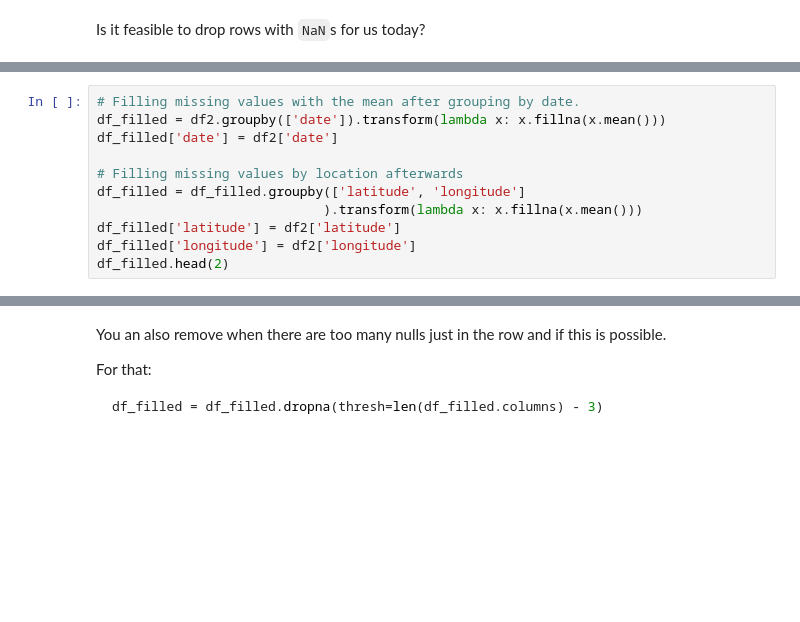
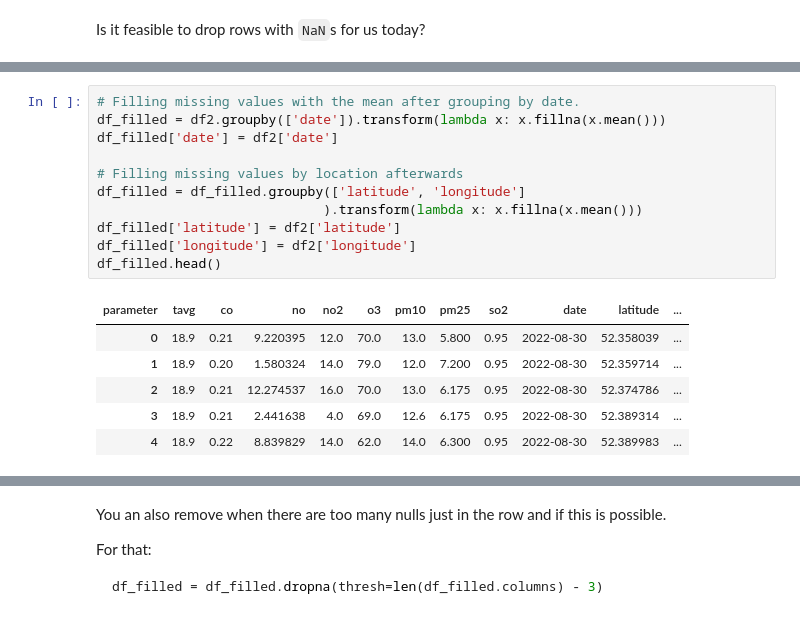
Before and after one commit to sedv8808/LHL_Lectures, a Jupyter notebook: W4D5/W4D5_Intro_to_EDA.ipynb, the cells around one changed output, grey strips where cells are left out. Saved outputs shown, nothing was run; the diff lists cells and outputs as text; blank space fills up the shorter version.

```diff
--- a/W4D5/W4D5_Intro_to_EDA.ipynb
+++ b/W4D5/W4D5_Intro_to_EDA.ipynb
@@ -156,14 +242,21 @@ df2.isnull().any(axis=1).sum()
 # %%
 # Filling missing values with the mean after grouping by date.
 df_filled = df2.groupby(['date']).transform(lambda x: x.fillna(x.mean()))
 df_filled['date'] = df2['date']
 
 # Filling missing values by location afterwards
 df_filled = df_filled.groupby(['latitude', 'longitude']
                              ).transform(lambda x: x.fillna(x.mean()))
 df_filled['latitude'] = df2['latitude']
 df_filled['longitude'] = df2['longitude']
-df_filled.head(2)
+df_filled.head()
+# %% [output]
+| parameter | tavg | co | no | no2 | o3 | pm10 | pm25 | so2 | date | latitude | ... |
+| 0 | 18.9 | 0.21 | 9.220395 | 12.0 | 70.0 | 13.0 | 5.800 | 0.95 | 2022-08-30 | 52.358039 | ... |
+| 1 | 18.9 | 0.20 | 1.580324 | 14.0 | 79.0 | 12.0 | 7.200 | 0.95 | 2022-08-30 | 52.359714 | ... |
+| 2 | 18.9 | 0.21 | 12.274537 | 16.0 | 70.0 | 13.0 | 6.175 | 0.95 | 2022-08-30 | 52.374786 | ... |
+| 3 | 18.9 | 0.21 | 2.441638 | 4.0 | 69.0 | 12.6 | 6.175 | 0.95 | 2022-08-30 | 52.389314 | ... |
+| 4 | 18.9 | 0.22 | 8.839829 | 14.0 | 62.0 | 14.0 | 6.300 | 0.95 | 2022-08-30 | 52.389983 | ... |
 # %%
 missing_values = df_filled.isnull().sum()
 missing_percentage = (missing_values / df_filled.shape[0]) * 100
```
Also changed, not shown: parts of 40 cells of this notebook, 28 other files.
